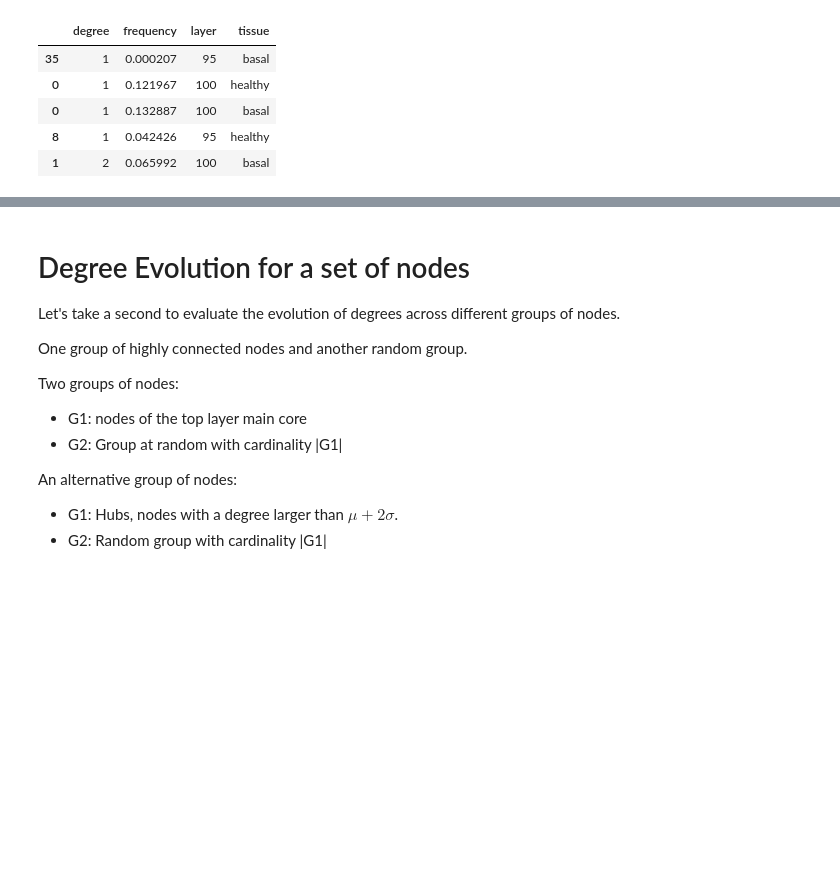
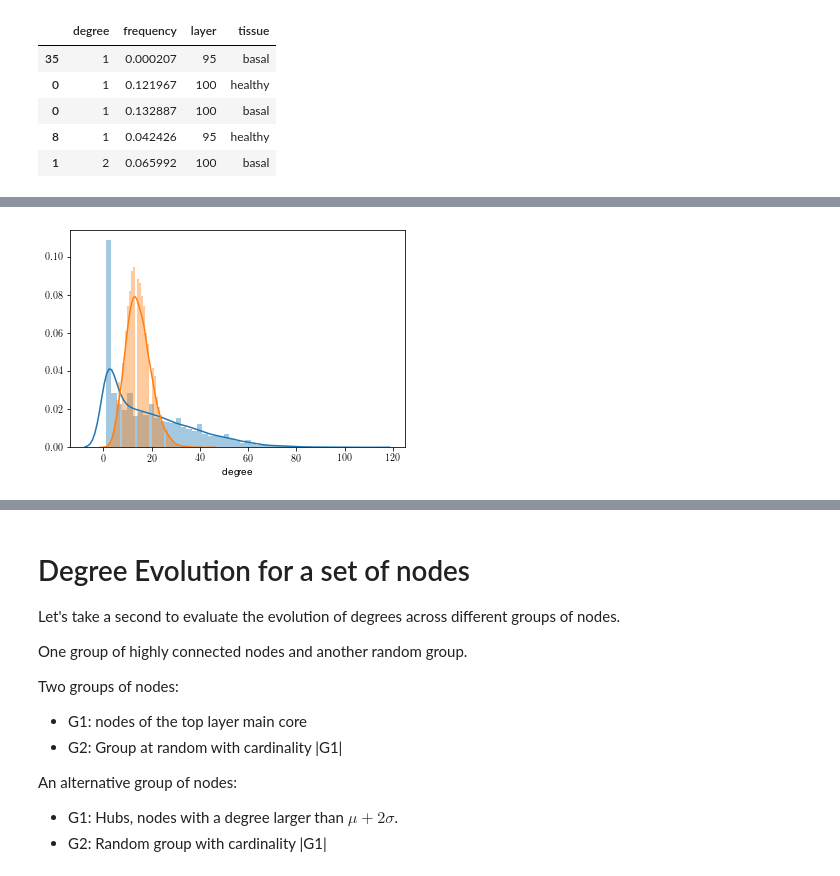
Before and after one commit to rodogi/cdana, a Jupyter notebook: preferential_attachment.ipynb, the cells around one changed output, grey strips where cells are left out. Drawn from its saved outputs; the diff is of its cells as text; code cells hidden in the pictures; blank space fills up the shorter version.

```diff
--- a/preferential_attachment.ipynb
+++ b/preferential_attachment.ipynb
@@ -201,0 +228,11 @@ df_1.head()
+# %%
+path = f"/Users/rdora/breast_cancer/basal/gene-range_100.csv"
+df = pd.read_csv(path)
+G_100 = nx.from_pandas_edgelist(df,
+                               source="gene_1",
+                               target="gene_2")
+path = f"/Users/rdora/breast_cancer/basal/gene-range_95.csv"
+df = pd.read_csv(path)
+G_95 = nx.from_pandas_edgelist(df,
+                               source="gene_1",
+                               target="gene_2")
@@ -201,0 +242,9 @@ df_1.head()
+# %%
+deg_100_b = pd.DataFrame(G_100.degree, columns=['node', 'degree'])
+deg_95_b = pd.DataFrame(G_95.degree, columns=['node', 'degree'])
+# %%
+fig, ax = plt.subplots()
+g1 = sns.distplot(deg_100_b.degree, ax=ax)
+g2 = sns.distplot(deg_95_b.degree, ax=ax)
+# %% [output]
+[figure, added]
```
Also changed, not shown: parts of 8 cells of this notebook.
